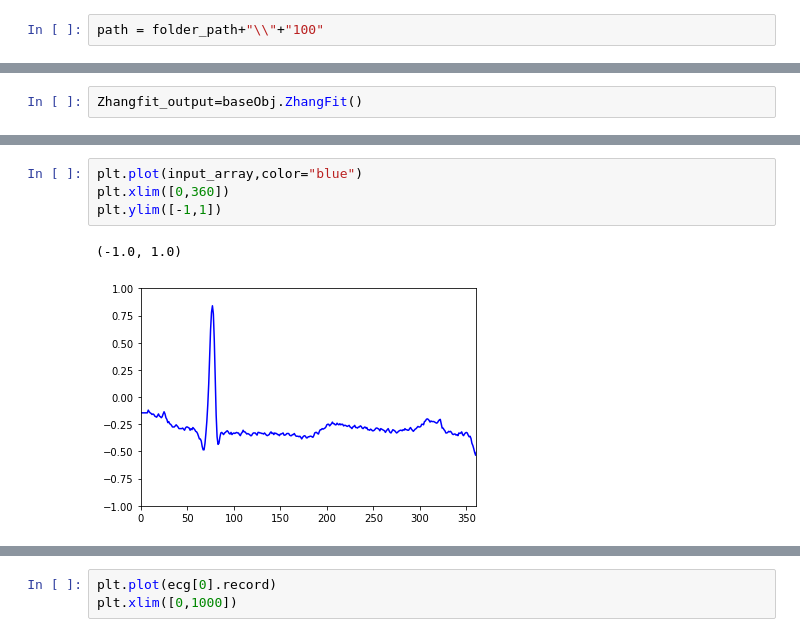
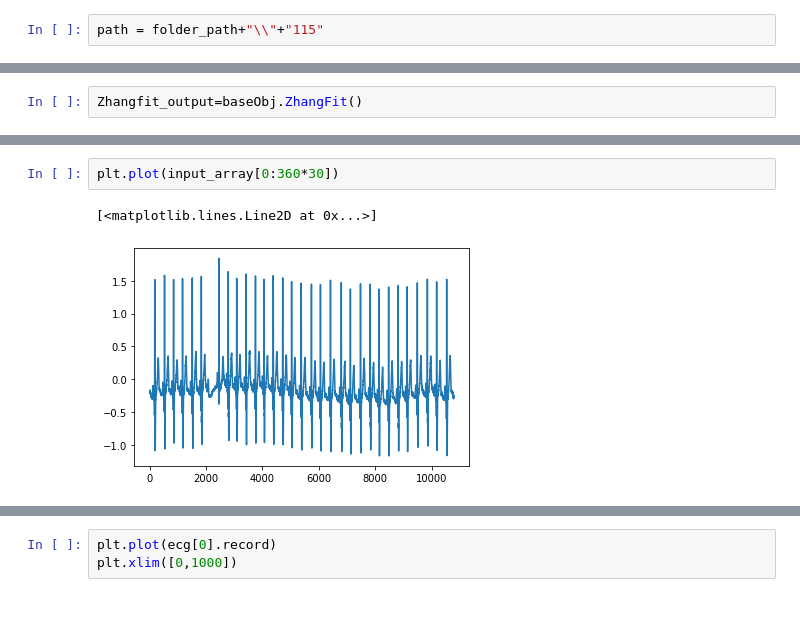
Before and after one commit to sbscsue/ecg_data_wfdb, a Jupyter notebook: use/ex/0107/form_function_test.ipynb, the cells around one changed output, grey strips where cells are left out. Saved outputs shown, nothing was run; the diff lists cells and outputs as text; blank space fills up the shorter version.

```diff
--- a/use/ex/0107/form_function_test.ipynb
+++ b/use/ex/0107/form_function_test.ipynb
@@ -19,7 +19,7 @@ import os
 # %%
 folder_path = "C:\\sebin\\lab\\ecg2\\data\\original\\01_mitbih"
 # %%
-path = folder_path+"\\"+"100"
+path = folder_path+"\\"+"115"
 # %%
 ecg = [ecg_segment(path,ver="binary",mode =1 ,seg_size=144,resample_seg_size = -1) ,ecg_segment(path,ver="binary",mode = 1,seg_size=144,resample_seg_size = 300)]
 # %% [output]
@@ -107,7 +106,5 @@ plt.ylim([-1,1])
 # %%
-plt.plot(input_array,color="blue")
-plt.xlim([0,360])
-plt.ylim([-1,1])
+plt.plot(input_array[0:360*30])
 # %% [output]
-(-1.0, 1.0)
+[<matplotlib.lines.Line2D at 0x...>]
-[figure, old version]
+[figure, new version]
```
Also changed, not shown: parts of 6 cells of this notebook, 15 other files.
